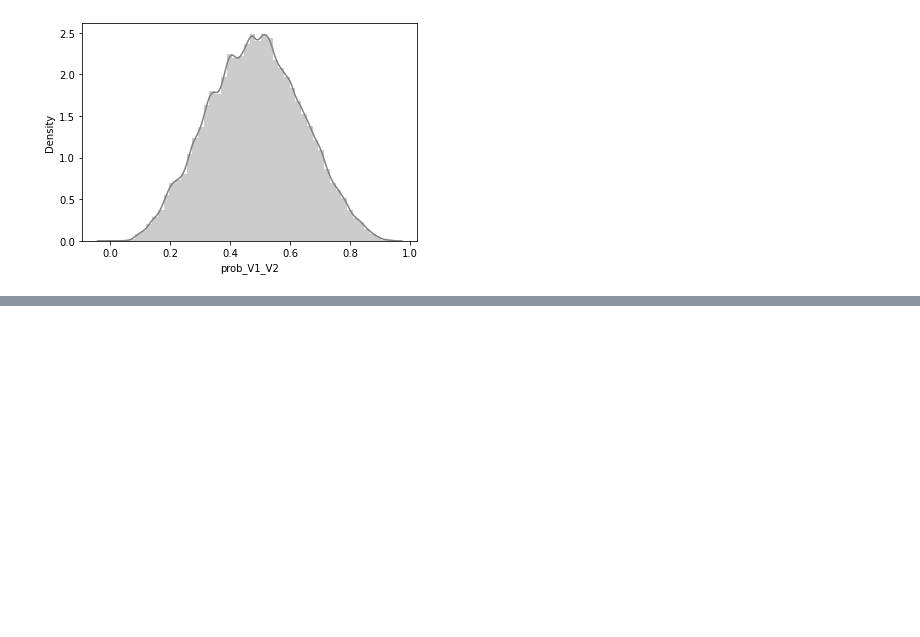
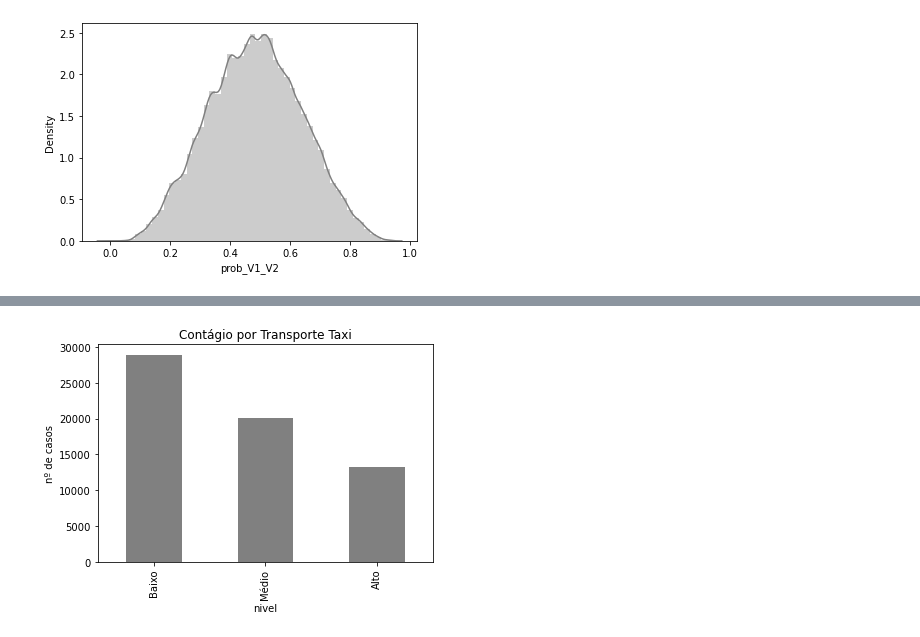
Before and after one commit to cassianojp/desafio_neoway, a Jupyter notebook: desafio_neoway_conclusao.ipynb, the cells around one changed output, grey strips where cells are left out. Saved outputs shown, nothing was run; the diff lists cells and outputs as text; code cells hidden in the pictures; blank space fills up the shorter version.

```diff
--- a/desafio_neoway_conclusao.ipynb
+++ b/desafio_neoway_conclusao.ipynb
@@ -40,0 +64,6 @@ sbn.distplot(df_individuos_conexoes_previstos['prob_V1_V2'], color='gray');
+# %%
+nivel_transporte_taxi = df_individuos_conexoes_previstos.groupby('nivel').transporte_mais_utilizado1_taxi.sum();
+nivel_transporte_taxi.plot.bar(ylabel='nº de casos', color='gray');
+plt.title('Contágio por Transporte Taxi');
+# %% [output]
+[figure, added]
```
Also changed, not shown: parts of 11 cells of this notebook, 4 other files.
